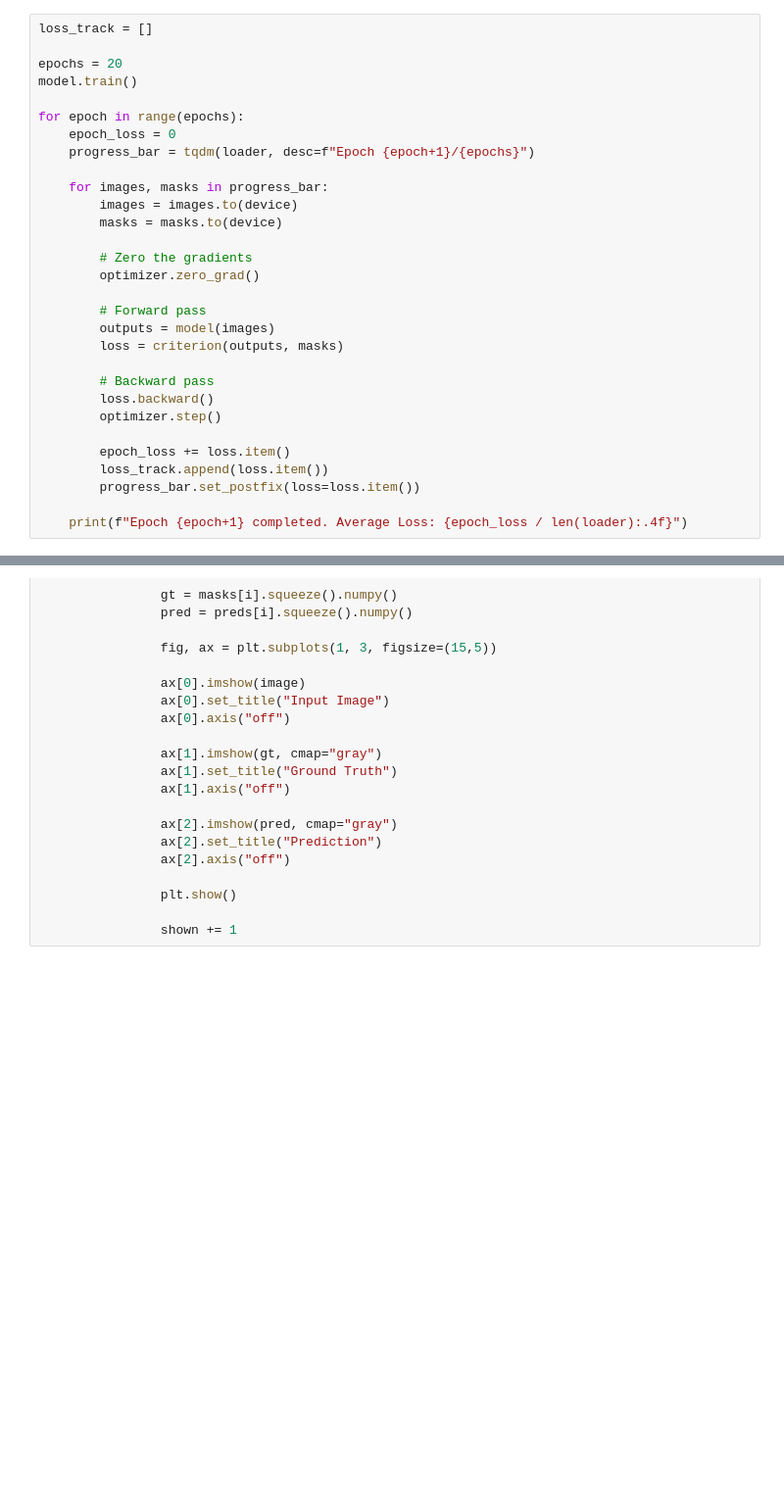
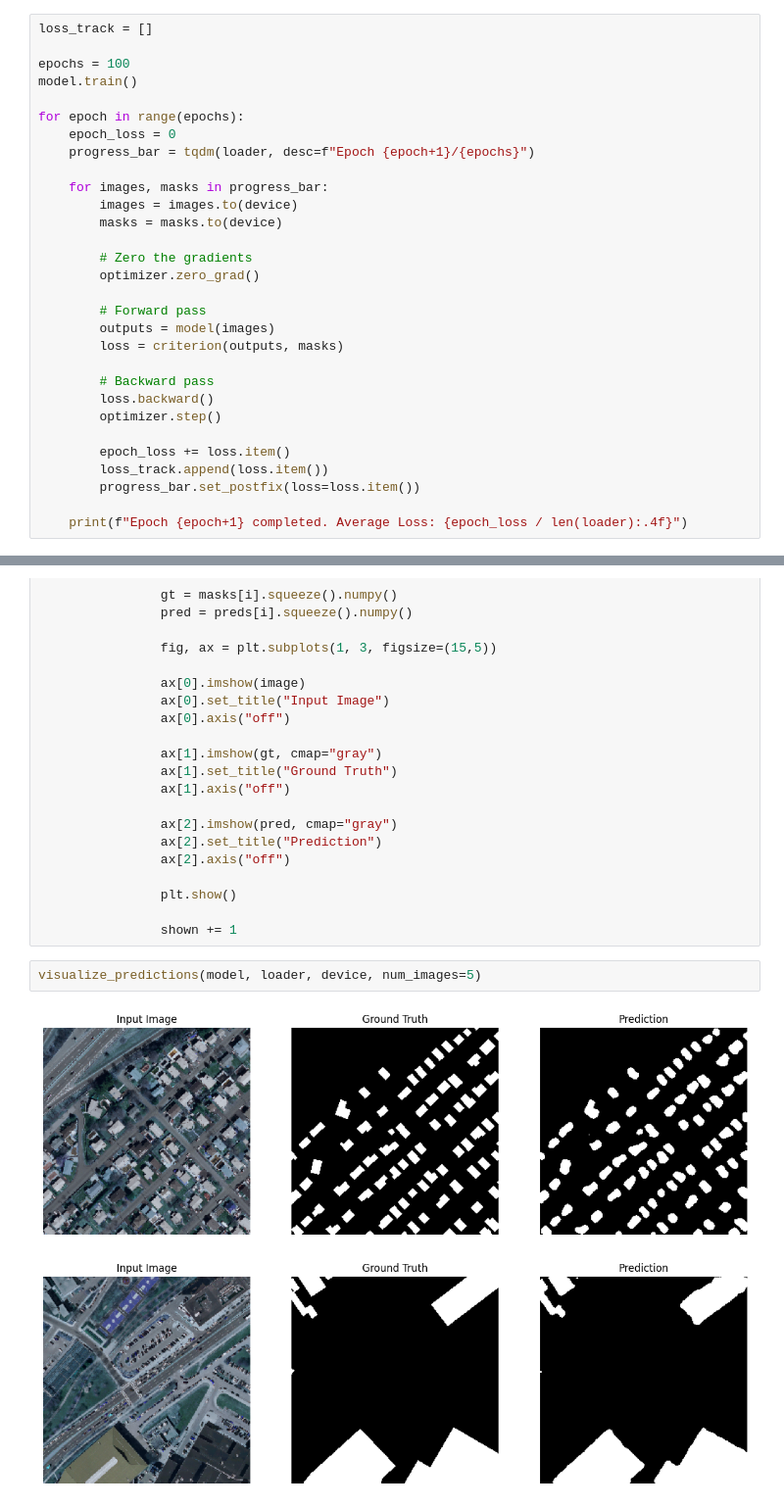
Before and after one commit to lewinskie254/Remote-Sensing, a Jupyter notebook: main.ipynb, the cells around one changed output, grey strips where cells are left out. Shown at 98% size. Drawn from its saved outputs; the diff is of its cells as text; blank space fills up the shorter version.

```diff
--- a/main.ipynb
+++ b/main.ipynb
@@ -118,7 +117,7 @@ criterion = PartialBCELoss()
 # %%
 loss_track = []
 
-epochs = 20
+epochs = 100
 model.train()
 
 for epoch in range(epochs):
@@ -294,3 +293,8 @@ def visualize_predictions(model, loader, device, num_images=5):
                 plt.show()
 
                 shown += 1
+# %%
+visualize_predictions(model, loader, device, num_images=5)
+# %% [output]
+[figure, added]
+[figure, added]
```
Also changed, not shown: parts of 4 cells of this notebook.
